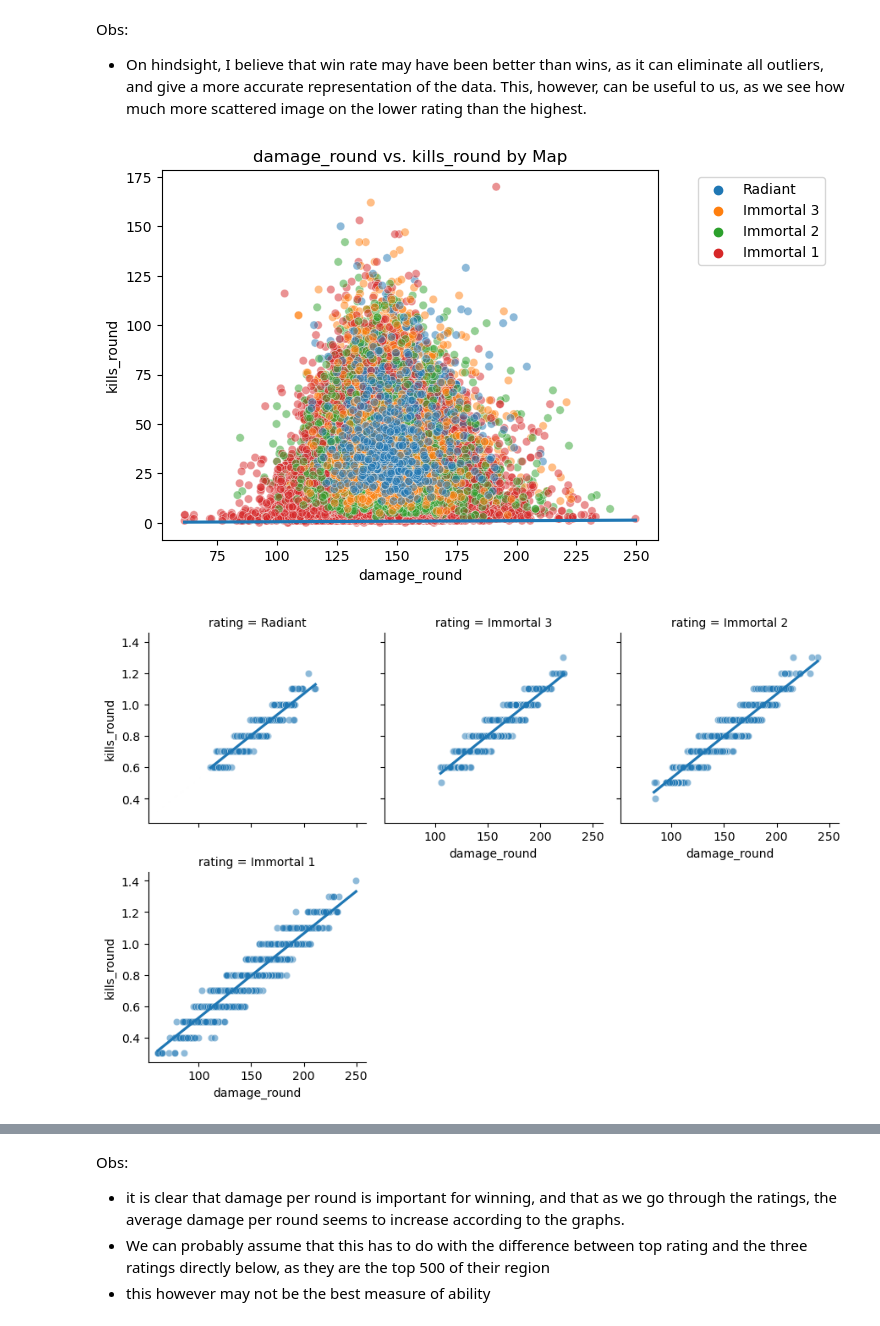
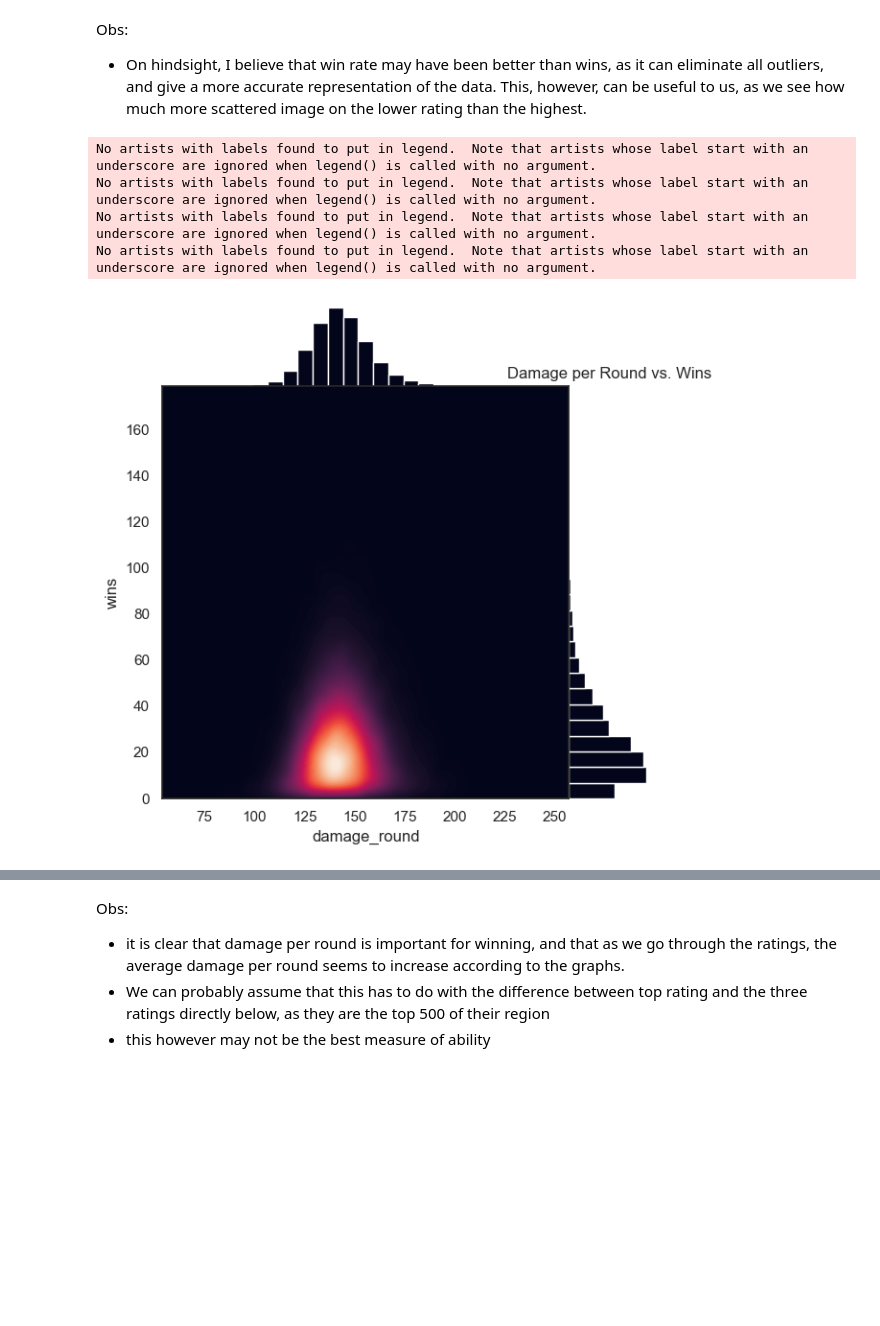
Before and after one commit to ubco-W2022T2-data301/project-group-group64, a Jupyter notebook: analysis/Karam_H.ipynb, the cells around one changed output, grey strips where cells are left out. Saved outputs shown, nothing was run; the diff lists cells and outputs as text; code cells hidden in the pictures; blank space fills up the shorter version.

```diff
--- a/analysis/Karam_H.ipynb
+++ b/analysis/Karam_H.ipynb
@@ -179,28 +164,34 @@ plt.show()
 # %% [markdown]
 Obs:
 * On hindsight, I believe that win rate may have been better than wins, as it can eliminate all outliers, and give a more accurate representation of the data. This, however, can be useful to us, as we see how much more scattered image on the lower rating than the highest.
-# %%
-# create a scatter plot of damage_round vs. kills_round, color-coded by rating
-df['damage_round'] = pd.to_numeric(df['damage_round'], errors='coerce')
-
-sns.scatterplot(x='damage_round', y='wins', hue='rating', data=df, alpha=0.5)
-
-# add a regression line to the plot
-sns.regplot(x='damage_round', y='kills_round', data=df, scatter=False)
-
-# set the plot title and axis labels
-plt.legend(bbox_to_anchor=(1.35, 1), loc='upper right')
-plt.title('damage_round vs. kills_round by Map')
-plt.xlabel('damage/round')
-plt.ylabel('kills/round')
-
-# split the plot into subplots based on rating
-g = sns.FacetGrid(df, col='rating', col_wrap=3)
-g.map(sns.scatterplot, 'damage_round', 'kills_round', alpha=0.5)
-g.map(sns.regplot, 'damage_round', 'kills_round', scatter=False)
-
-# show the plot
-plt.show()
-# %% [output]
-[figure, removed]
-[figure, removed]
+# %%
+sns.set_theme(style="white")
+
+# create the JointGrid plot
+g = sns.JointGrid(data=df, x="damage_round", y="wins", space=0)
+g.plot_joint(sns.kdeplot,
+             fill=True, clip=((0, 500)),
+             thresh=0, levels=100, cmap="rocket")
+g.plot_marginals(sns.histplot, color="#03051A", alpha=1, bins=25)
+
+# set the plot title and axis labels
+plt.title('Damage per Round vs. Wins')
+plt.xlabel('Damage per Round')
+plt.ylabel('Wins')
+
+# split the plot into subplots based on rating
+g = sns.FacetGrid(df, col='rating', col_wrap=3)
+g.map(sns.kdeplot, 'damage_round', 'wins', alpha=0.5)
+
+# add a legend to each subplot
+for ax in g.axes.flat:
+    ax.legend(title='Rating')
+
+# show the plot
+plt.show()
+# %% [output]
+No artists with labels found to put in legend.  Note that artists whose label start with an underscore are ignored when legend() is called with no argument.
+No artists with labels found to put in legend.  Note that artists whose label start with an underscore are ignored when legend() is called with no argument.
+No artists with labels found to put in legend.  Note that artists whose label start with an underscore are ignored when legend() is called with no argument.
+No artists with labels found to put in legend.  Note that artists whose label start with an underscore are ignored when legend() is called with no argument.
+[figure, added]
```
Also changed, not shown: parts of 8 cells of this notebook, 1 other file.
